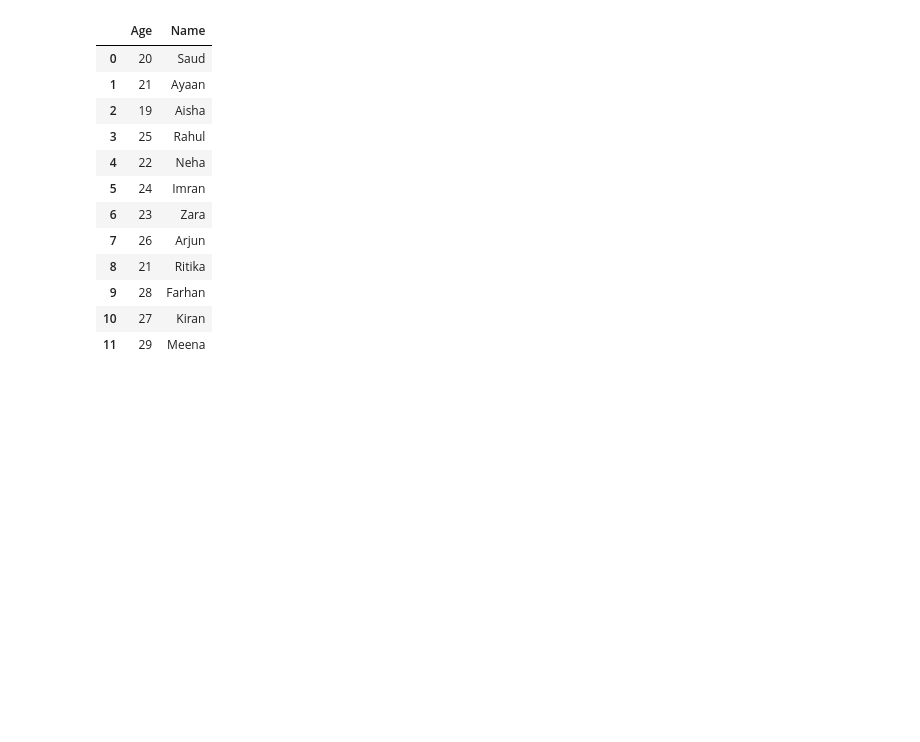
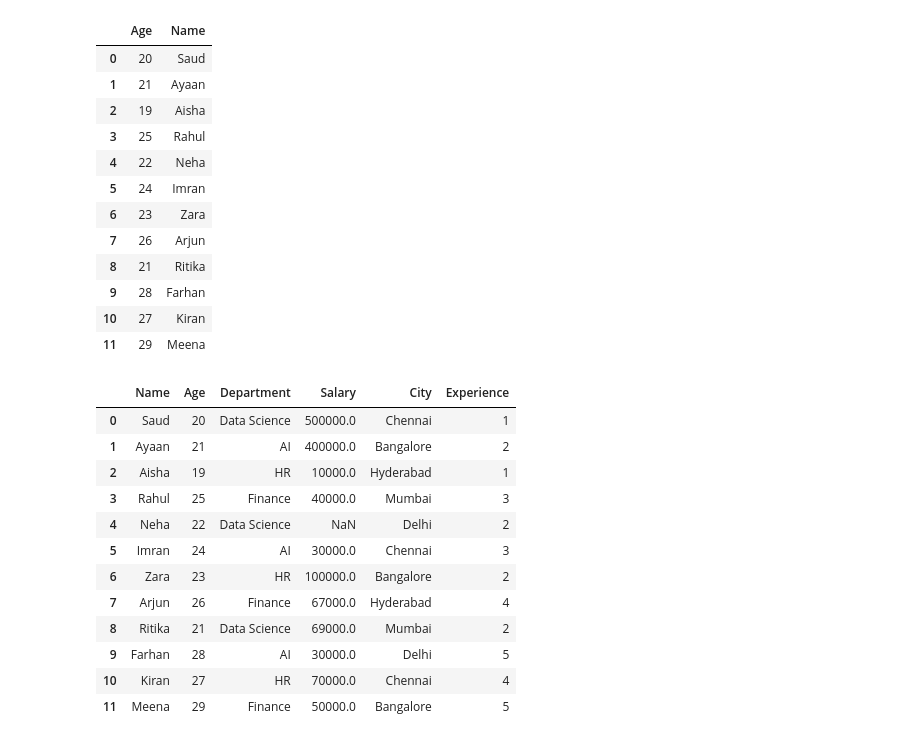
Before and after one commit to saudjabarali/pandas_grind, a Jupyter notebook: PandasPractice.ipynb, the cells around one changed output. Saved outputs shown, nothing was run; the diff lists cells and outputs as text; code cells hidden in the pictures; blank space fills up the shorter version.

```diff
--- a/PandasPractice.ipynb
+++ b/PandasPractice.ipynb
@@ -298,0 +301,18 @@ df[["Age","Name"]]
+# %%
+#PD9-Add a new column Salary
+df["Salary"]=[500000,400000,10000,40000,np.nan,30000,100000,67000,69000,30000,70000,50000]
+df.head(12)
+# %% [output]
+|  | Name | Age | Department | Salary | City | Experience |
+| 0 | Saud | 20 | Data Science | 500000.0 | Chennai | 1 |
+| 1 | Ayaan | 21 | AI | 400000.0 | Bangalore | 2 |
+| 2 | Aisha | 19 | HR | 10000.0 | Hyderabad | 1 |
+| 3 | Rahul | 25 | Finance | 40000.0 | Mumbai | 3 |
+| 4 | Neha | 22 | Data Science | NaN | Delhi | 2 |
+| 5 | Imran | 24 | AI | 30000.0 | Chennai | 3 |
+| 6 | Zara | 23 | HR | 100000.0 | Bangalore | 2 |
+| 7 | Arjun | 26 | Finance | 67000.0 | Hyderabad | 4 |
+| 8 | Ritika | 21 | Data Science | 69000.0 | Mumbai | 2 |
+| 9 | Farhan | 28 | AI | 30000.0 | Delhi | 5 |
+| 10 | Kiran | 27 | HR | 70000.0 | Chennai | 4 |
+| 11 | Meena | 29 | Finance | 50000.0 | Bangalore | 5 |
```
Also changed, not shown: parts of 4 cells of this notebook.
